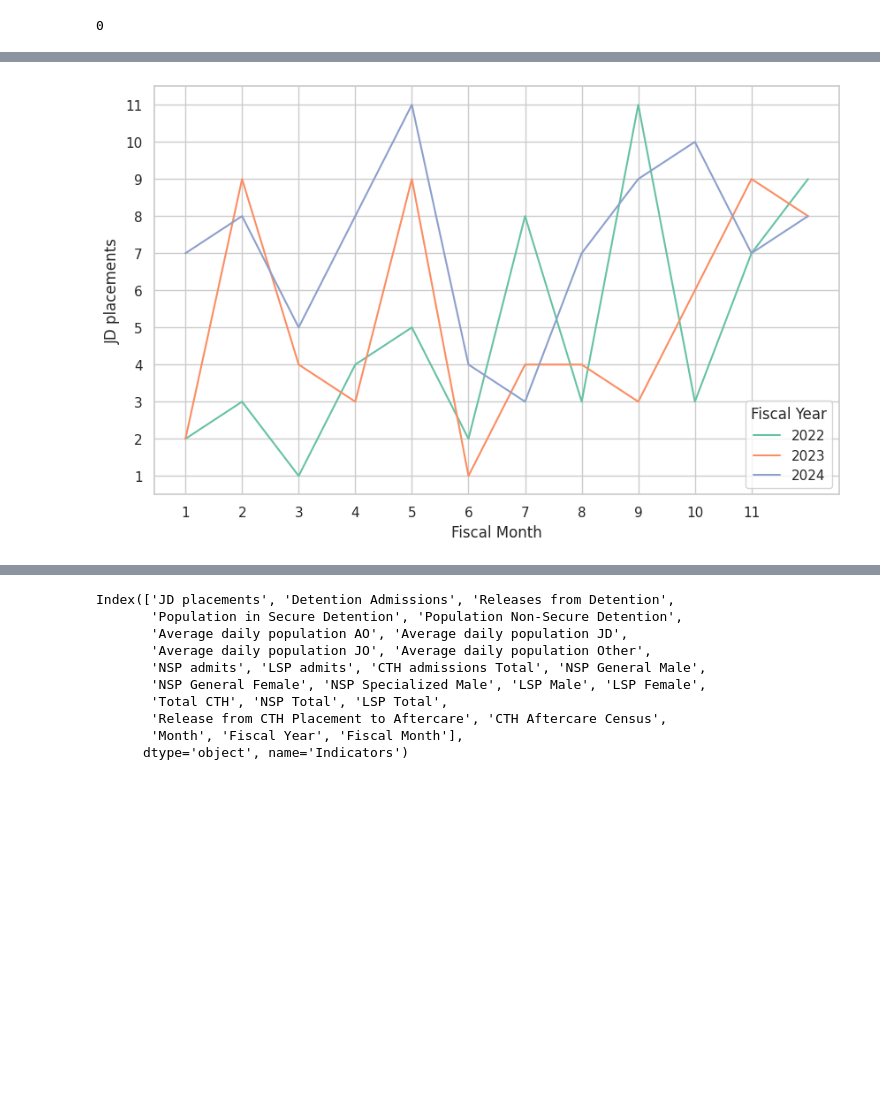
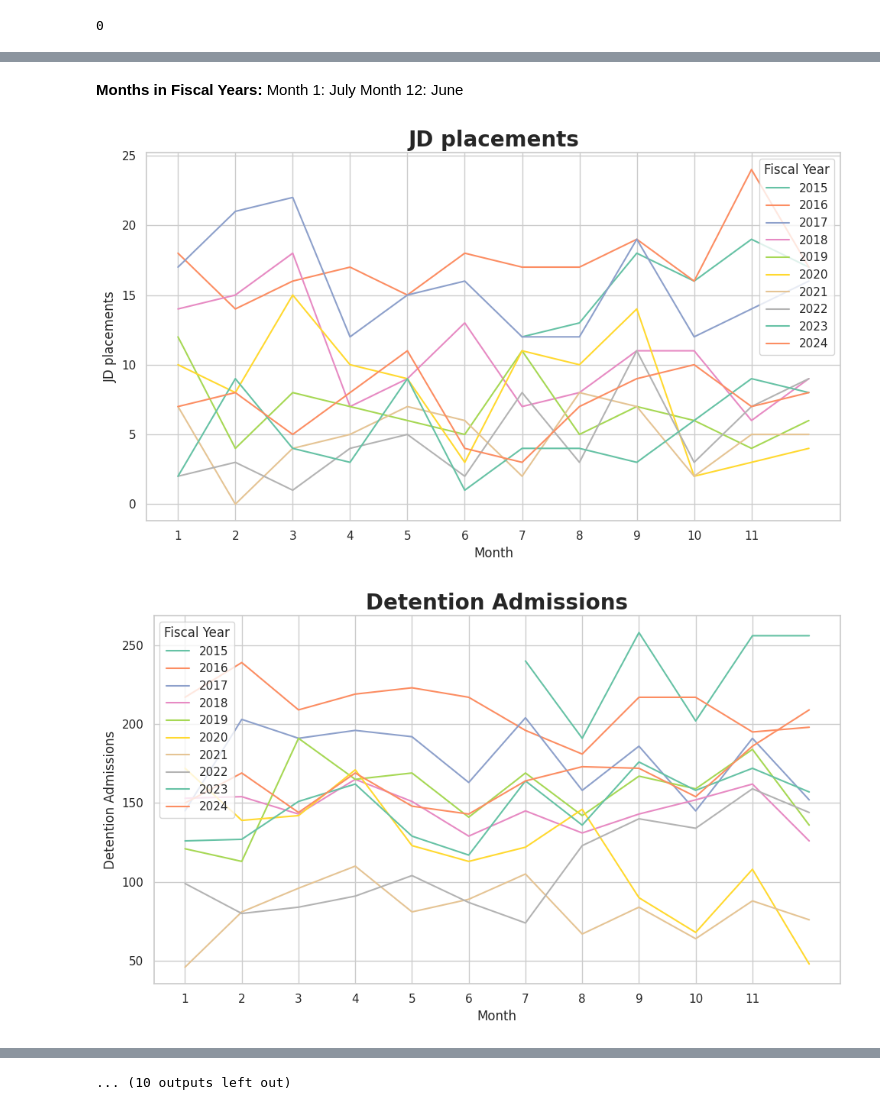
Before and after one commit to WilliamHallPortfolio/ACS_Juvenile_Justice_Project, a Jupyter notebook: ACS and JJ.ipynb, the cells around one changed output, grey strips where cells are left out. Cells and saved outputs as stored; diff of their text form; code cells hidden in the pictures; blank space fills up the shorter version.

```diff
--- a/ACS and JJ.ipynb
+++ b/ACS and JJ.ipynb
@@ -233,10 +240,19 @@ jj_22
+# %% [markdown]
+**Months in Fiscal Years:**
+Month 1: July
+Month 12: June
 # %%
-palette = sns.color_palette("Set2")
-sns.set(style="whitegrid")
-plt.figure(figsize=(10, 6))
-sns.lineplot(x='Fiscal Month',y='JD placements',hue='Fiscal Year',data=jj_22, palette = palette)
-plt.xticks(range(1,12,1))
-plt.yticks(range(1,12,1))
-plt.box(on=True)
+for i in columns:
+  palette = sns.color_palette("Set2")
+  sns.set(style="whitegrid")
+  plt.figure(figsize=(10, 6))
+  sns.lineplot(x='Fiscal Month',y= i,hue='Fiscal Year',data=df_jj, palette = palette)
+
+  plt.title(i,fontsize=20,fontweight='bold')
+  plt.xticks(range(1,12,1))
+  plt.xlabel('Month')
+  plt.ylabel(i)
+  plt.tight_layout()
 # %% [output]
-[figure, old version]
+[figure, new version]
+[figure, added]
@@ -243,13 +269 @@ plt.box(on=True)
+... (10 outputs left out)
-# %%
-jj_22.columns
-# %% [output]
-Index(['JD placements', 'Detention Admissions', 'Releases from Detention',
-       'Population in Secure Detention', 'Population Non-Secure Detention',
-       'Average daily population AO', 'Average daily population JD',
-       'Average daily population JO', 'Average daily population Other',
-       'NSP admits', 'LSP admits', 'CTH admissions Total', 'NSP General Male',
-       'NSP General Female', 'NSP Specialized Male', 'LSP Male', 'LSP Female',
-       'Total CTH', 'NSP Total', 'LSP Total',
-       'Release from CTH Placement to Aftercare', 'CTH Aftercare Census',
-       'Month', 'Fiscal Year', 'Fiscal Month'],
-      dtype='object', name='Indicators')
```
Also changed, not shown: parts of 10 cells of this notebook.
